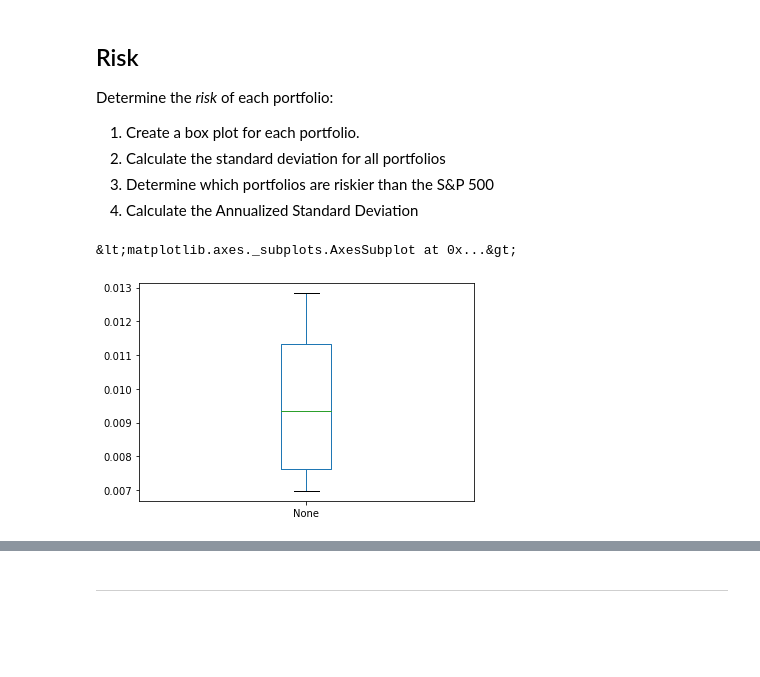
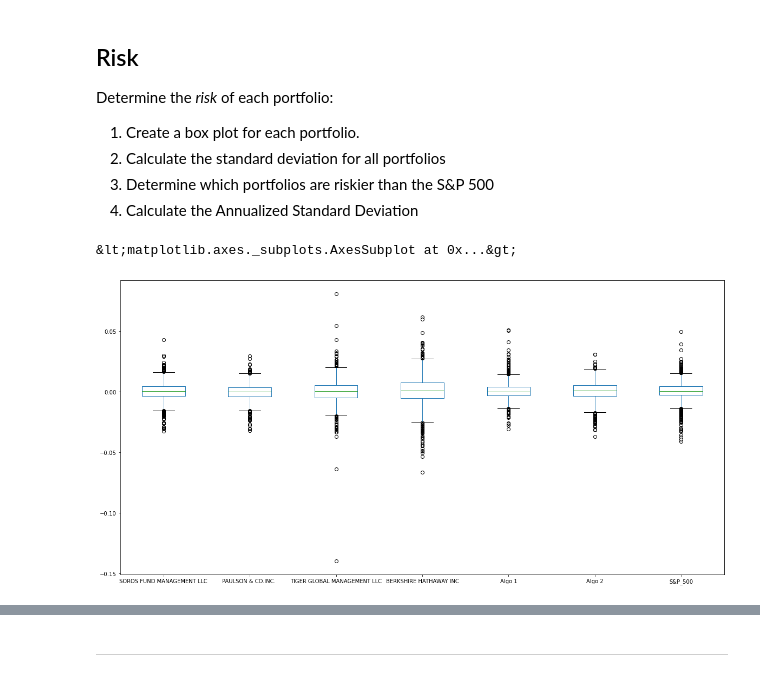
Before and after one commit to CacheKatch/quant_stats_portfolio, a Jupyter notebook: whale_analysis.ipynb, the cells around one changed output, grey strips where cells are left out. Cells and saved outputs as stored; diff of their text form; code cells hidden in the pictures; blank space fills up the shorter version.

Commit message:
update returns correlation

```diff
--- a/whale_analysis.ipynb
+++ b/whale_analysis.ipynb
@@ -233,15 +235,32 @@ Determine the _risk_ of each portfolio:
 2. Calculate the standard deviation for all portfolios
 4. Determine which portfolios are riskier than the S&P 500
 5. Calculate the Annualized Standard Deviation
-# %%
-# Box plot to visually show risk
-# YOUR CODE HERE
-daily_std_whale = df_whale_returns.std()
-daily_std_whale.head()
-daily_std_whale.plot.box()
-# %% [output]
-&lt;matplotlib.axes._subplots.AxesSubplot at 0x...&gt;
-[figure, removed]
+# %%
+# Box plot to visually show risk
+# YOUR CODE HERE
+daily_std = combined_files.std()
+daily_std.head(10)
+port_soros_fund = np.random.normal(scale=0.008, size=10000)
+port_paulson = np.random.normal(scale=0.007, size=10000)
+port_tiger = np.random.normal(scale=0.01, size=10000)
+port_berkshire = np.random.normal(scale=0.013, size=10000)
+port_algo1 = np.random.normal(scale=0.0076, size=10000)
+port_algo2 = np.random.normal(scale=0.0083, size=10000)
+port_sp500 = np.random.normal(scale=0.009, size=10000)
+
+portfolio_std = pd.DataFrame({
+    "SOROS FUND MANAGEMENT LLC": port_soros_fund,
+    "PAULSON & CO.INC.": port_paulson,
+    "TIGER GLOBAL MANAGEMENT LLC": port_tiger,
+    "BERKSHIRE HATHAWAY INC": port_berkshire,
+    "Algo 1": port_algo1,
+    "Algo 2": port_algo2,
+    "S&P 500": port_sp500
+})
+combined_files.plot.box(figsize=(20,10))
+# %% [output]
+&lt;matplotlib.axes._subplots.AxesSubplot at 0x...&gt;
+[figure, added]
 # %%
 # Daily Standard Deviations
 # Calculate the standard deviation for each portfolio.
```
Also changed, not shown: parts of 8 cells of this notebook.
